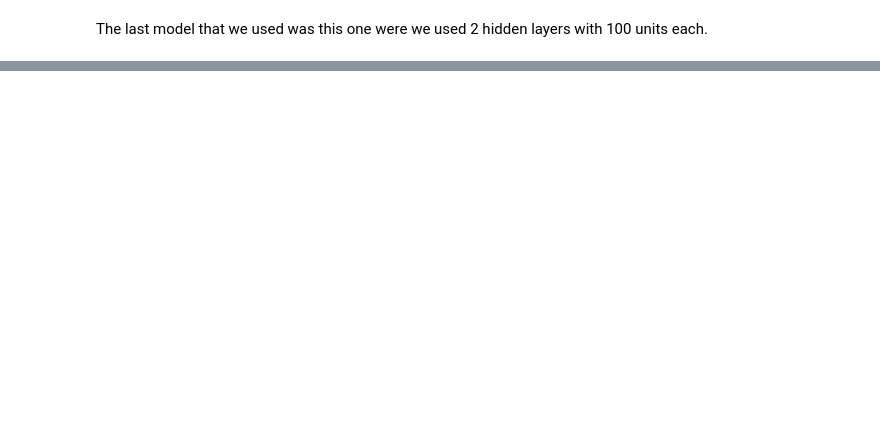
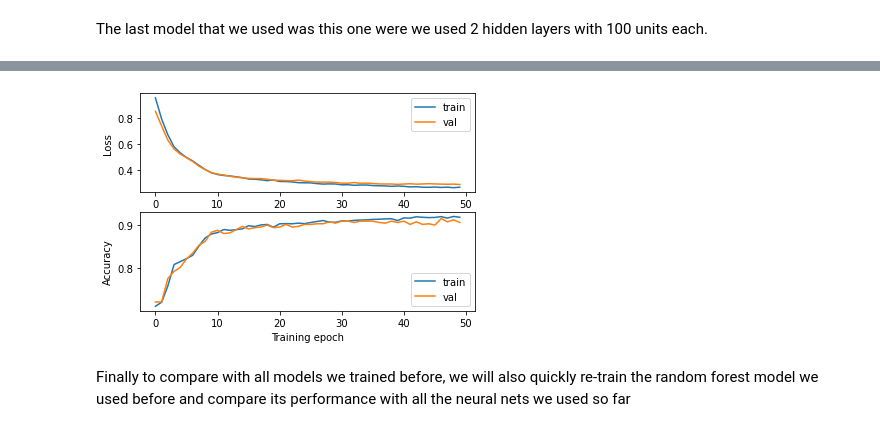
Before and after one commit to anfoss/anfoss.github.io, a Jupyter notebook: _jupyter/hiv deep learning/Untitled1.ipynb, the cells around one changed output, grey strips where cells are left out. Drawn from its saved outputs; the diff is of its cells as text; code cells hidden in the pictures; blank space fills up the shorter version.

```diff
--- a/_jupyter/hiv deep learning/Untitled1.ipynb
+++ b/_jupyter/hiv deep learning/Untitled1.ipynb
@@ -212,0 +328,36 @@ dropout_perf
+# %%
+from tensorflow.keras.layers import Dense
+from tensorflow.keras.layers import LSTM
+from tensorflow.keras.layers import GRU
+from tensorflow.keras.layers import SimpleRNN
+from tensorflow.keras.layers import Bidirectional
+from tensorflow.keras.layers import Embedding
+from tensorflow.keras import regularizers
+import tensorflow as tf
+
+
+max_length = 8
+lstmbi = Sequential()
+lstmbi.add(Input(shape=(8,)))
+lstmbi.add(Embedding(22, 128, input_length=max_length))
+lstmbi.add(Bidirectional(LSTM(30, kernel_regularizer=regularizers.l2(0.001),
+                                 recurrent_regularizer=regularizers.l2(0.001),
+                                 bias_regularizer=regularizers.l2(0.001))))
+lstmbi.add(Dropout(0.3))
+# lstmbi.add(Dense(8, activation='relu'))
+# lstmbi.add(Dropout(0.25))
+lstmbi.add(Dense(1, activation='sigmoid'))
+opt = tf.keras.optimizers.Adam(learning_rate=0.001)
+lstmbi.compile(optimizer=opt, loss='binary_crossentropy', metrics=['acc'])
+history= lstmbi.fit(X_train, y_train,
+                    validation_data=(X_val, y_val),
+                    epochs=50,
+                    batch_size=128,
+                    callbacks=get_checkpoint('tmp_weights.hdf5', 'val_loss'),
+                    verbose=0)
+callbacks_list = [checkpoint]
+lstmbi.load_weights(checkpoint_name)
+
+qc_plots(history, 'LSTM Bi')
+# %% [output]
+[figure, added]
@@ -212,0 +366,2 @@ dropout_perf
+# %% [markdown]
+Finally to compare with all models we trained before, we will also quickly re-train the random forest model we used before and compare its performance with all the neural nets we used so far
```
Also changed, not shown: parts of 28 cells of this notebook, 22 other files.
